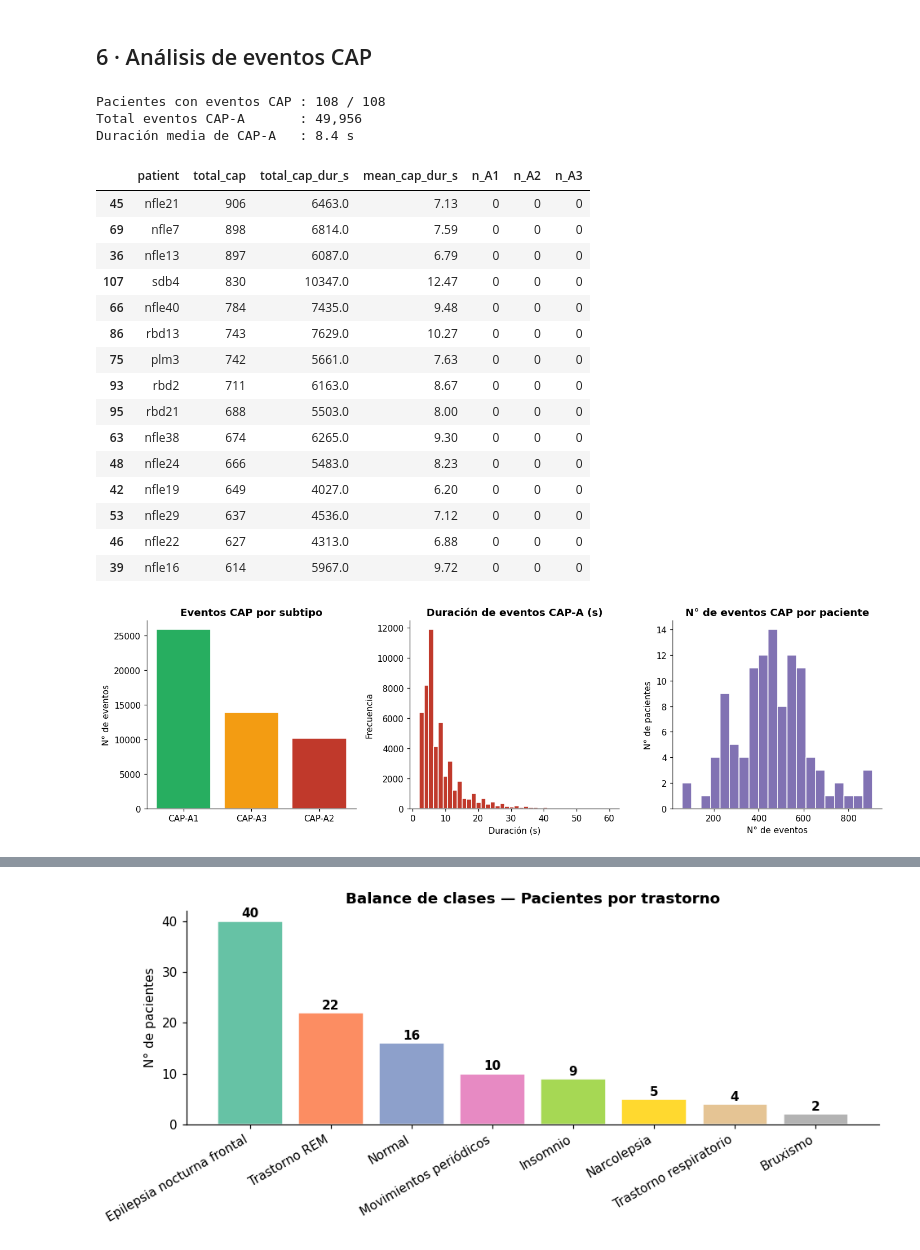
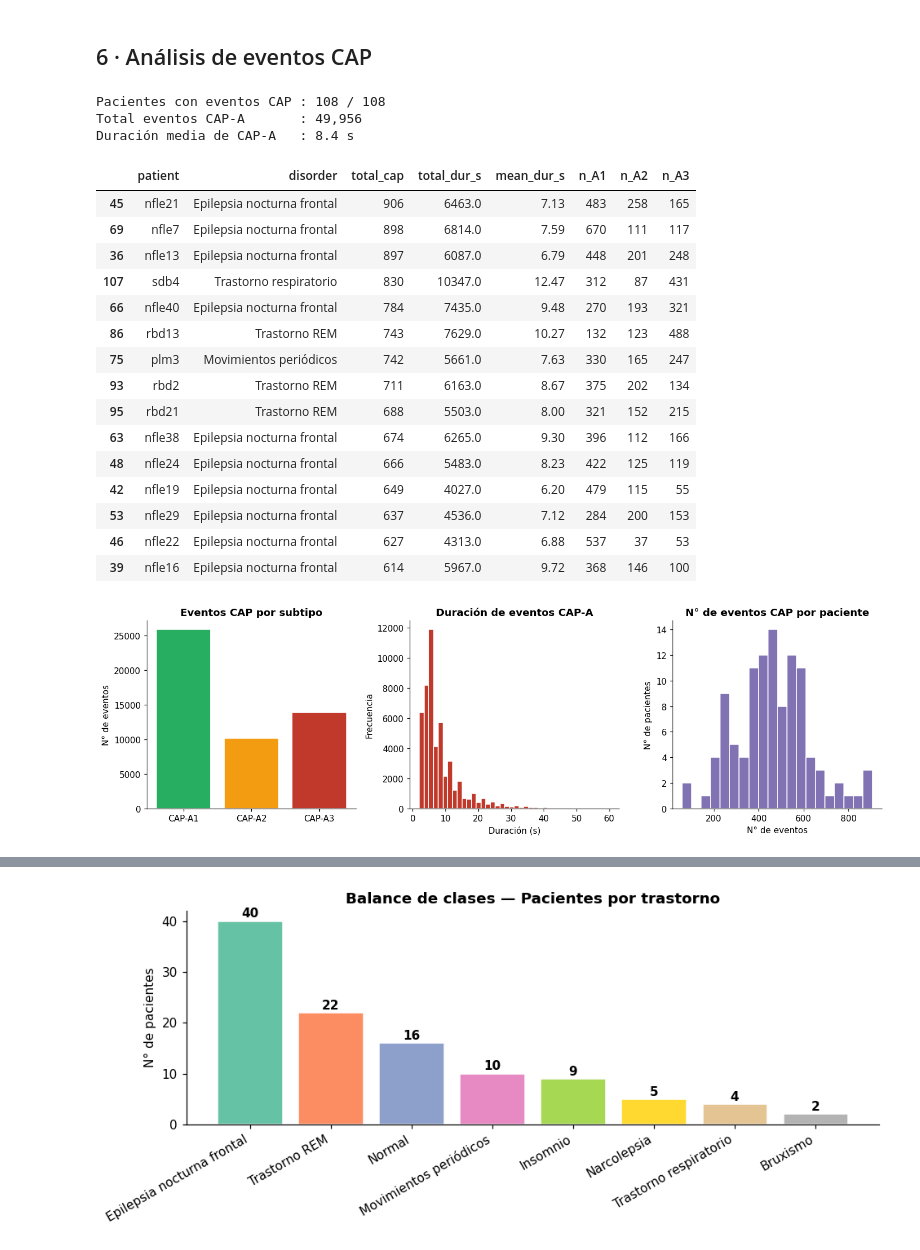
Before and after one commit to Ileana-Castillo/RAHBFDP-2026, a Jupyter notebook: notebooks/diagnostico_anotaciones.ipynb, the cells around one changed output, grey strips where cells are left out. Drawn from its saved outputs; the diff is of its cells as text; code cells hidden in the pictures.

```diff
--- a/notebooks/diagnostico_anotaciones.ipynb
+++ b/notebooks/diagnostico_anotaciones.ipynb
@@ -444,26 +382,27 @@ CAP-A2     6
 # %% [markdown]
 ## 6 · Análisis de eventos CAP
 # %%
-# Resumen de CAP por paciente
+# Resumen por paciente — subtypes comparados contra 'CAP-A1' etc. (formato correcto)
 cap_summary = (
     cap_all
     .groupby('patient')
     .agg(
-        total_cap        = ('onset_s', 'count'),
-        total_cap_dur_s  = ('duration_s', 'sum'),
-        mean_cap_dur_s   = ('duration_s', 'mean'),
-        n_A1             = ('subtype', lambda x: (x == 'A1').sum()),
-        n_A2             = ('subtype', lambda x: (x == 'A2').sum()),
-        n_A3             = ('subtype', lambda x: (x == 'A3').sum()),
+        disorder    = ('disorder', 'first'),
+        total_cap   = ('subtype', 'count'),
+        total_dur_s = ('duration_s', 'sum'),
+        mean_dur_s  = ('duration_s', 'mean'),
+        n_A1        = ('subtype', lambda x: (x == 'CAP-A1').sum()),
+        n_A2        = ('subtype', lambda x: (x == 'CAP-A2').sum()),
+        n_A3        = ('subtype', lambda x: (x == 'CAP-A3').sum()),
     )
     .round(2)
     .reset_index()
     .sort_values('total_cap', ascending=False)
 )
 
-# Pacientes sin eventos CAP
 patients_with_cap = cap_all['patient'].nunique()
 total_patients    = stages_all['patient'].nunique()
+
 print(f'Pacientes con eventos CAP : {patients_with_cap} / {total_patients}')
 print(f'Total eventos CAP-A       : {len(cap_all):,}')
 print(f'Duración media de CAP-A   : {cap_all["duration_s"].mean():.1f} s')
@@ -473,49 +412,49 @@ display(cap_summary.head(15))
 Pacientes con eventos CAP : 108 / 108
 Total eventos CAP-A       : 49,956
 Duración media de CAP-A   : 8.4 s
-|  | patient | total_cap | total_cap_dur_s | mean_cap_dur_s | n_A1 | n_A2 | n_A3 |
-| 45 | nfle21 | 906 | 6463.0 | 7.13 | 0 | 0 | 0 |
-| 69 | nfle7 | 898 | 6814.0 | 7.59 | 0 | 0 | 0 |
-| 36 | nfle13 | 897 | 6087.0 | 6.79 | 0 | 0 | 0 |
-| 107 | sdb4 | 830 | 10347.0 | 12.47 | 0 | 0 | 0 |
-| 66 | nfle40 | 784 | 7435.0 | 9.48 | 0 | 0 | 0 |
-| 86 | rbd13 | 743 | 7629.0 | 10.27 | 0 | 0 | 0 |
-| 75 | plm3 | 742 | 5661.0 | 7.63 | 0 | 0 | 0 |
-| 93 | rbd2 | 711 | 6163.0 | 8.67 | 0 | 0 | 0 |
-| 95 | rbd21 | 688 | 5503.0 | 8.00 | 0 | 0 | 0 |
-| 63 | nfle38 | 674 | 6265.0 | 9.30 | 0 | 0 | 0 |
-| 48 | nfle24 | 666 | 5483.0 | 8.23 | 0 | 0 | 0 |
-| 42 | nfle19 | 649 | 4027.0 | 6.20 | 0 | 0 | 0 |
-| 53 | nfle29 | 637 | 4536.0 | 7.12 | 0 | 0 | 0 |
-| 46 | nfle22 | 627 | 4313.0 | 6.88 | 0 | 0 | 0 |
-| 39 | nfle16 | 614 | 5967.0 | 9.72 | 0 | 0 | 0 |
+|  | patient | disorder | total_cap | total_dur_s | mean_dur_s | n_A1 | n_A2 | n_A3 |
+| 45 | nfle21 | Epilepsia nocturna frontal | 906 | 6463.0 | 7.13 | 483 | 258 | 165 |
+| 69 | nfle7 | Epilepsia nocturna frontal | 898 | 6814.0 | 7.59 | 670 | 111 | 117 |
+| 36 | nfle13 | Epilepsia nocturna frontal | 897 | 6087.0 | 6.79 | 448 | 201 | 248 |
+| 107 | sdb4 | Trastorno respiratorio | 830 | 10347.0 | 12.47 | 312 | 87 | 431 |
+| 66 | nfle40 | Epilepsia nocturna frontal | 784 | 7435.0 | 9.48 | 270 | 193 | 321 |
+| 86 | rbd13 | Trastorno REM | 743 | 7629.0 | 10.27 | 132 | 123 | 488 |
+| 75 | plm3 | Movimientos periódicos | 742 | 5661.0 | 7.63 | 330 | 165 | 247 |
+| 93 | rbd2 | Trastorno REM | 711 | 6163.0 | 8.67 | 375 | 202 | 134 |
+| 95 | rbd21 | Trastorno REM | 688 | 5503.0 | 8.00 | 321 | 152 | 215 |
+| 63 | nfle38 | Epilepsia nocturna frontal | 674 | 6265.0 | 9.30 | 396 | 112 | 166 |
+| 48 | nfle24 | Epilepsia nocturna frontal | 666 | 5483.0 | 8.23 | 422 | 125 | 119 |
+| 42 | nfle19 | Epilepsia nocturna frontal | 649 | 4027.0 | 6.20 | 479 | 115 | 55 |
+| 53 | nfle29 | Epilepsia nocturna frontal | 637 | 4536.0 | 7.12 | 284 | 200 | 153 |
+| 46 | nfle22 | Epilepsia nocturna frontal | 627 | 4313.0 | 6.88 | 537 | 37 | 53 |
+| 39 | nfle16 | Epilepsia nocturna frontal | 614 | 5967.0 | 9.72 | 368 | 146 | 100 |
 # %%
 fig, axes = plt.subplots(1, 3, figsize=(13, 4))
 
-# Subtipo de CAP
-subtype_counts = cap_all['subtype'].value_counts()
-axes[0].bar(subtype_counts.index, subtype_counts.values,
-            color=['#27AE60', '#F39C12', '#C0392B', '#8E44AD'],
-            edgecolor='white')
+subtype_counts = cap_all['subtype'].value_counts().reindex(['CAP-A1', 'CAP-A2', 'CAP-A3'], fill_value=0)
+axes[0].bar(
+    subtype_counts.index,
+    subtype_counts.values,
+    color=[CAP_COLORS[k] for k in subtype_counts.index],
+    edgecolor='white',
+)
 axes[0].set_title('Eventos CAP por subtipo', fontweight='bold')
 axes[0].set_ylabel('N° de eventos')
 sns.despine(ax=axes[0])
 
-# Distribución de duración de eventos CAP
 axes[1].hist(cap_all['duration_s'].clip(upper=60), bins=40, color='#C0392B', edgecolor='white')
-axes[1].set_title('Duración de eventos CAP-A (s)', fontweight='bold')
+axes[1].set_title('Duración de eventos CAP-A', fontweight='bold')
 axes[1].set_xlabel('Duración (s)')
 axes[1].set_ylabel('Frecuencia')
 sns.despine(ax=axes[1])
 
-# N° de CAP por paciente
 axes[2].hist(cap_summary['total_cap'], bins=20, color='#8172B3', edgecolor='white')
 axes[2].set_title('N° de eventos CAP por paciente', fontweight='bold')
 axes[2].set_xlabel('N° de eventos')
 axes[2].set_ylabel('N° de pacientes')
 sns.despine(ax=axes[2])
 
 plt.tight_layout()
 plt.show()
 # %% [output]
-[figure, old version]
+[figure, new version]
```
Also changed, not shown: parts of 22 cells of this notebook, 3 other files.
